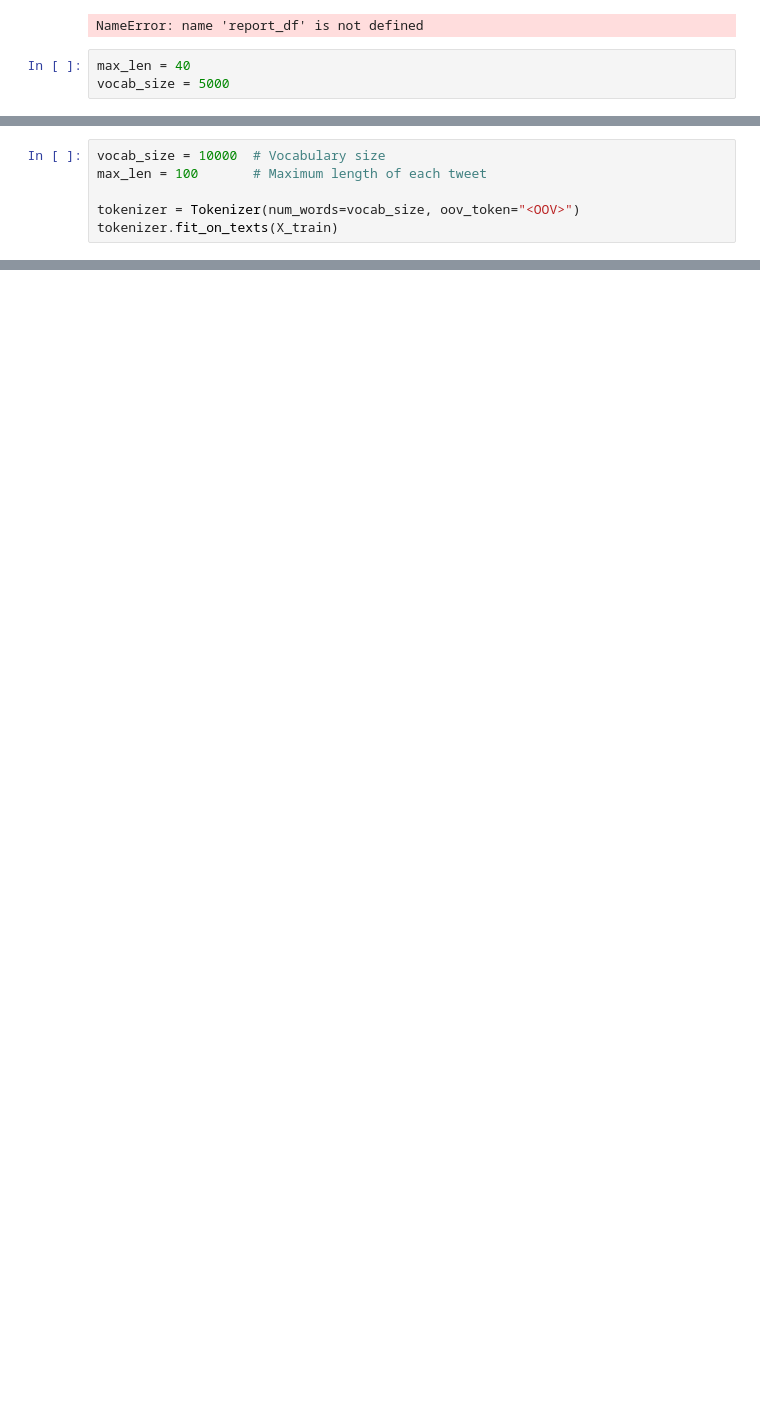
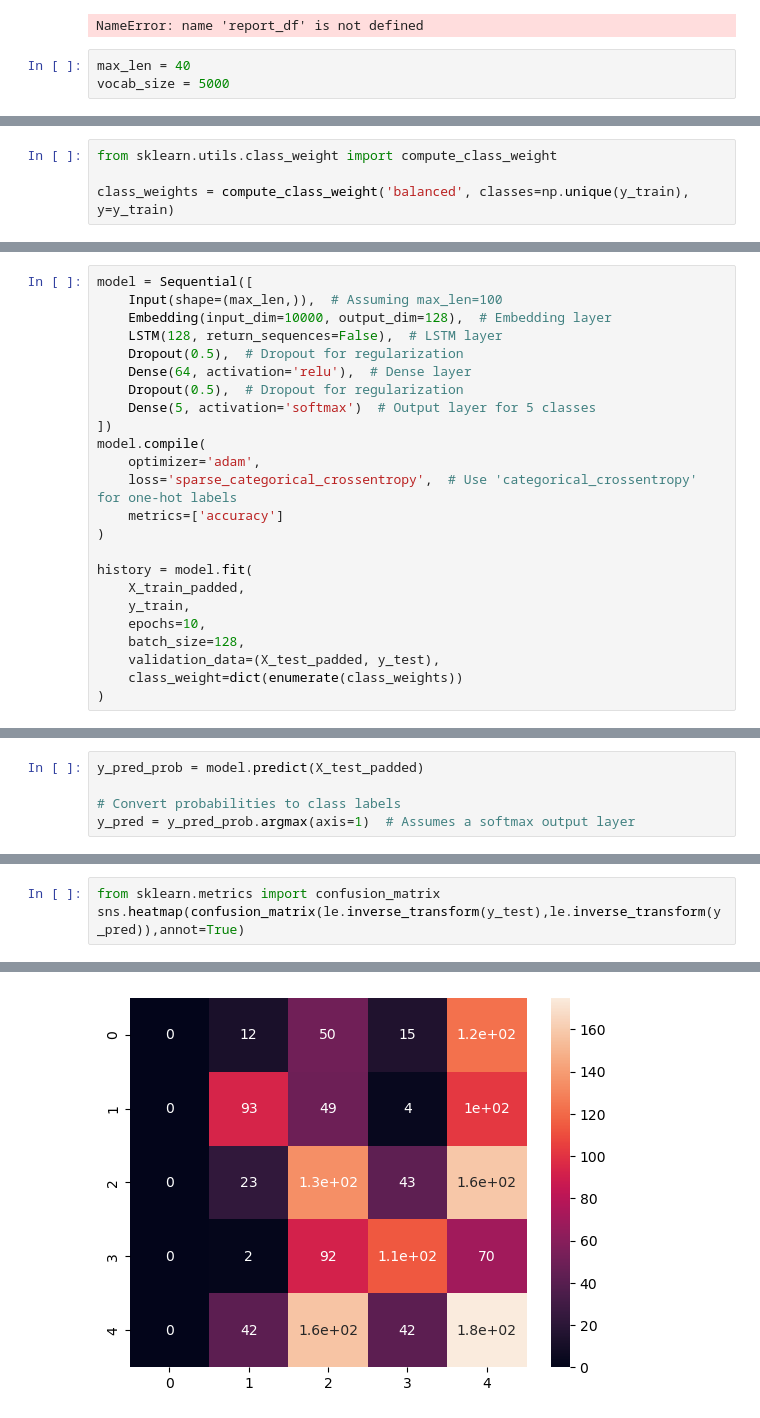
Before and after one commit to KediyaVis/NLP_Tutotial, a Jupyter notebook: Project2_Text_Classfication.ipynb, the cells around one changed output, grey strips where cells are left out. Saved outputs shown, nothing was run; the diff lists cells and outputs as text; blank space fills up the shorter version.

```diff
--- a/Project2_Text_Classfication.ipynb
+++ b/Project2_Text_Classfication.ipynb
@@ -369,6 +382,0 @@ Model: "sequential_2"
-# %%
-vocab_size = 10000  # Vocabulary size
-max_len = 100       # Maximum length of each tweet
-
-tokenizer = Tokenizer(num_words=vocab_size, oov_token="<OOV>")
-tokenizer.fit_on_texts(X_train)
@@ -393,0 +407,4 @@ len(X_train[120].split(" "))
+# %%
+from sklearn.utils.class_weight import compute_class_weight
+
+class_weights = compute_class_weight('balanced', classes=np.unique(y_train), y=y_train)
@@ -393,0 +441,24 @@ len(X_train[120].split(" "))
+# %%
+model = Sequential([
+    Input(shape=(max_len,)),  # Assuming max_len=100
+    Embedding(input_dim=10000, output_dim=128),  # Embedding layer
+    LSTM(128, return_sequences=False),  # LSTM layer
+    Dropout(0.5),  # Dropout for regularization
+    Dense(64, activation='relu'),  # Dense layer
+    Dropout(0.5),  # Dropout for regularization
+    Dense(5, activation='softmax')  # Output layer for 5 classes
+])
+model.compile(
+    optimizer='adam',
+    loss='sparse_categorical_crossentropy',  # Use 'categorical_crossentropy' for one-hot labels
+    metrics=['accuracy']
+)
+
+history = model.fit(
+    X_train_padded,
+    y_train,
+    epochs=10,
+    batch_size=128,
+    validation_data=(X_test_padded, y_test),
+    class_weight=dict(enumerate(class_weights))
+)
@@ -393,0 +486,5 @@ len(X_train[120].split(" "))
+# %%
+y_pred_prob = model.predict(X_test_padded)
+
+# Convert probabilities to class labels
+y_pred = y_pred_prob.argmax(axis=1)  # Assumes a softmax output layer
@@ -393,0 +510,4 @@ len(X_train[120].split(" "))
+# %%
+from sklearn.metrics import confusion_matrix
+sns.heatmap(confusion_matrix(le.inverse_transform(y_test),le.inverse_transform(y_pred)),annot=True)
+# %% [output]
@@ -393,0 +515 @@ len(X_train[120].split(" "))
+[figure, added]
```
Also changed, not shown: parts of 39 cells of this notebook.
